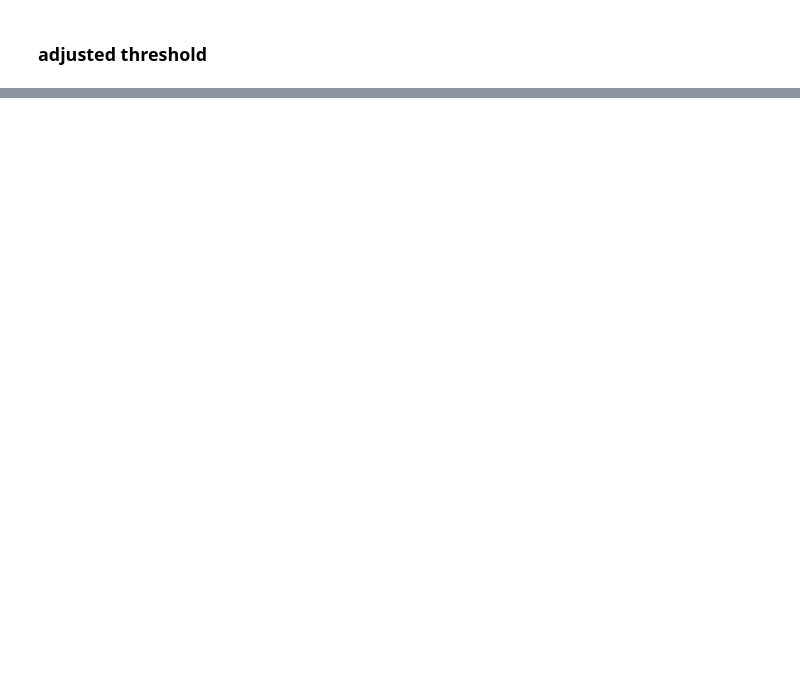
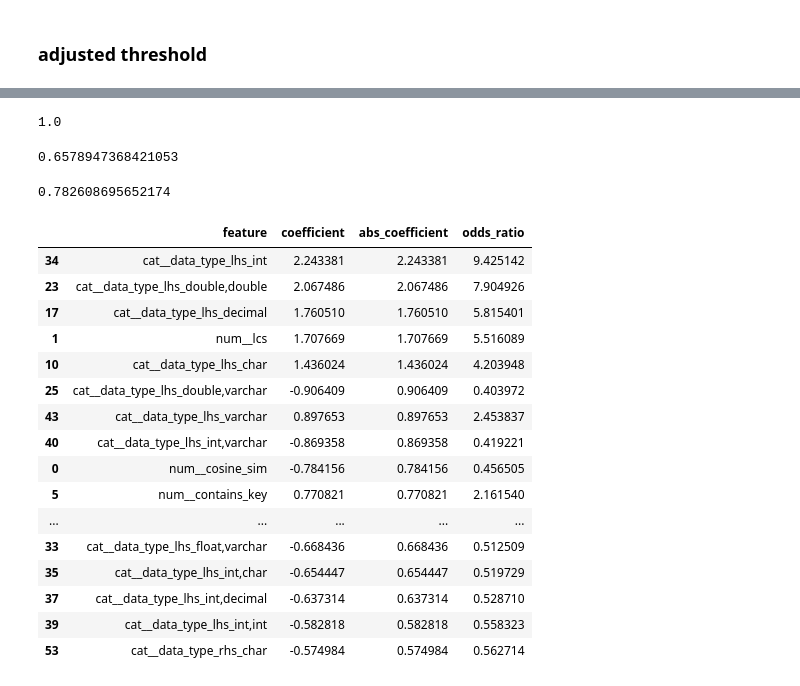
Before and after one commit to Jynns/dataprofiling_gen_fd, a Jupyter notebook: notebooks/pruning_policy.ipynb, the cells around one changed output, grey strips where cells are left out. Cells and saved outputs as stored; diff of their text form; code cells hidden in the pictures; blank space fills up the shorter version.

```diff
--- a/notebooks/pruning_policy.ipynb
+++ b/notebooks/pruning_policy.ipynb
@@ -1126,0 +1180,12 @@ metrics
+# %%
+precision
+# %% [output]
+1.0
+# %%
+recall
+# %% [output]
+0.6578947368421053
+# %%
+accuracy
+# %% [output]
+0.782608695652174
@@ -1126,0 +1211,37 @@ metrics
+# %%
+# Get fitted preprocess step
+preprocess = model_final.named_steps["preprocess"]
+clf = model_final.named_steps["clf"]
+
+# Feature names after ColumnTransformer + OneHotEncoder
+feature_names = preprocess.get_feature_names_out()
+
+# Logistic regression coefficients
+coefs = clf.coef_[0]
+
+coef_df = pd.DataFrame({
+    "feature": feature_names,
+    "coefficient": coefs,
+    "abs_coefficient": np.abs(coefs),
+    "odds_ratio": np.exp(coefs)
+}).sort_values("abs_coefficient", ascending=False)
+
+coef_df.head(20)
+# %% [output]
+|  | feature | coefficient | abs_coefficient | odds_ratio |
+| 34 | cat__data_type_lhs_int | 2.243381 | 2.243381 | 9.425142 |
+| 23 | cat__data_type_lhs_double,double | 2.067486 | 2.067486 | 7.904926 |
+| 17 | cat__data_type_lhs_decimal | 1.760510 | 1.760510 | 5.815401 |
+| 1 | num__lcs | 1.707669 | 1.707669 | 5.516089 |
+| 10 | cat__data_type_lhs_char | 1.436024 | 1.436024 | 4.203948 |
+| 25 | cat__data_type_lhs_double,varchar | -0.906409 | 0.906409 | 0.403972 |
+| 43 | cat__data_type_lhs_varchar | 0.897653 | 0.897653 | 2.453837 |
+| 40 | cat__data_type_lhs_int,varchar | -0.869358 | 0.869358 | 0.419221 |
+| 0 | num__cosine_sim | -0.784156 | 0.784156 | 0.456505 |
+| 5 | num__contains_key | 0.770821 | 0.770821 | 2.161540 |
+| ... | ... | ... | ... | ... |
+| 33 | cat__data_type_lhs_float,varchar | -0.668436 | 0.668436 | 0.512509 |
+| 35 | cat__data_type_lhs_int,char | -0.654447 | 0.654447 | 0.519729 |
+| 37 | cat__data_type_lhs_int,decimal | -0.637314 | 0.637314 | 0.528710 |
+| 39 | cat__data_type_lhs_int,int | -0.582818 | 0.582818 | 0.558323 |
+| 53 | cat__data_type_rhs_char | -0.574984 | 0.574984 | 0.562714 |
```
Also changed, not shown: parts of 48 cells of this notebook, 9 other files.
